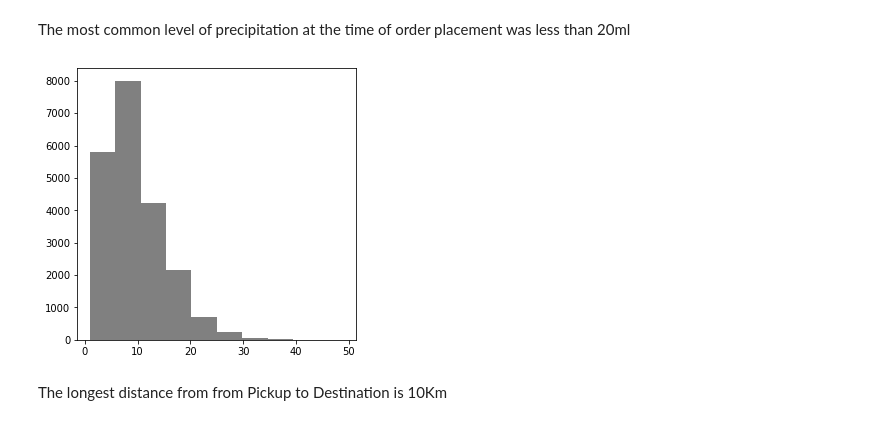
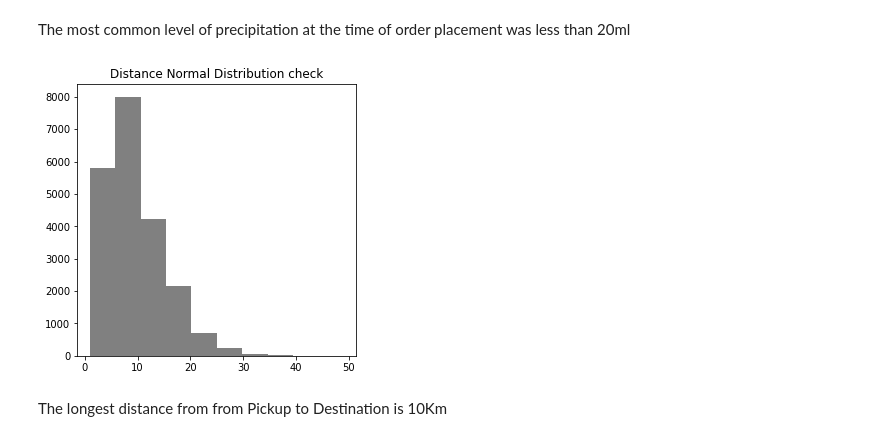
Before and after one commit to Jamakasilwane/EDSA_Zindi_Hackathon, a Jupyter notebook: EDSA_Zindi_Hackathon_notebook.ipynb, the cells around one changed output. Drawn from its saved outputs; the diff is of its cells as text; code cells hidden in the pictures.

```diff
--- a/EDSA_Zindi_Hackathon_notebook.ipynb
+++ b/EDSA_Zindi_Hackathon_notebook.ipynb
@@ -214,8 +210,9 @@ plt.show()
 The most common level of precipitation at the time of order placement was less than 20ml
 # %%
 plt.hist(dataset_train['Distance (KM)'], color='grey', bins=10)
+plt.title("Distance Normal Distribution check")
 plt.show()
 # %% [output]
-[figure, old version]
+[figure, new version]
 # %% [markdown]
 The longest distance from  from Pickup to Destination is 10Km
```
Also changed, not shown: parts of 49 cells of this notebook.
